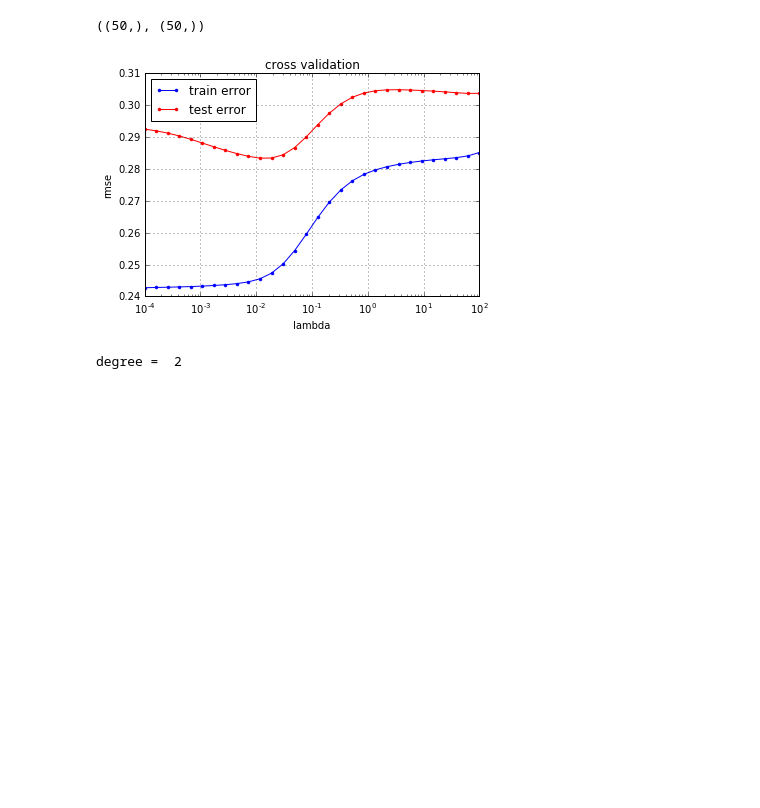
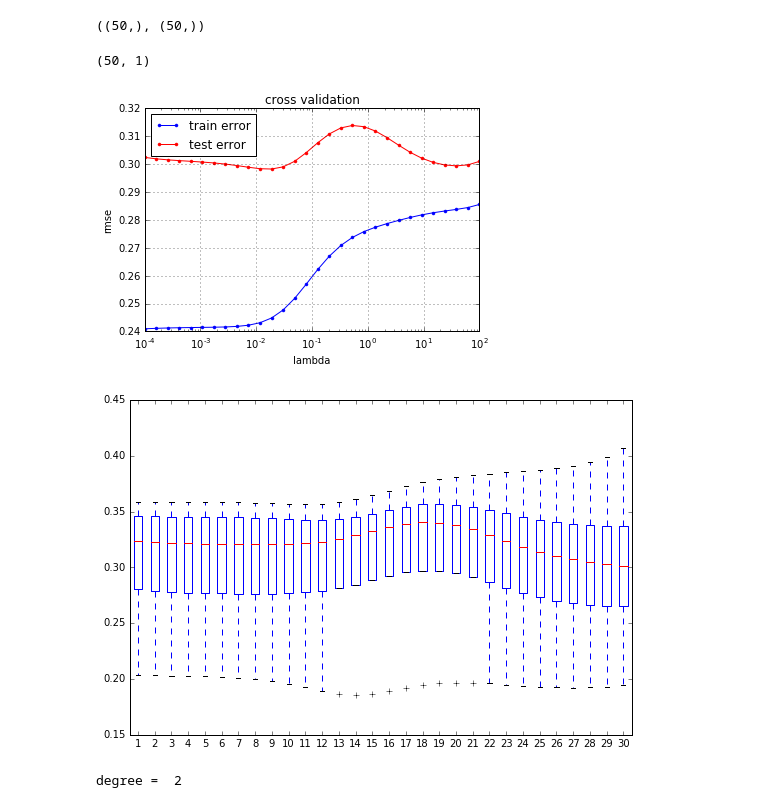
Before and after one commit to ThibaultUrien/ML_2016, a Jupyter notebook: template_lab_4/ex04.ipynb, the cells around one changed output. Drawn from its saved outputs; the diff is of its cells as text; code cells hidden in the pictures; blank space fills up the shorter version.

```diff
--- a/template_lab_4/ex04.ipynb
+++ b/template_lab_4/ex04.ipynb
@@ -18,6 +18,11 @@ x, y = load_data()
 y.shape, x.shape
 # %% [output]
 ((50,), (50,))
+# %%
+y=y.reshape(50,1)
+y.shape
+# %% [output]
+(50, 1)
 # %%
 def build_k_indices(y, k_fold, seed):
     """build k indices for k-fold."""
@@ -44,6 +49,7 @@ def cross_validation(y, x, k_indices, k, lambda_, degree):
     for i in k_indices:
 
         x_train, y_train = np.delete(x,i), np.delete(y,i)
+
         x_test, y_test = x[i], y[i]
 
         # ***************************************************
@@ -74,35 +80,53 @@ def cross_validation(y, x, k_indices, k, lambda_, degree):
     loss_tr = np.mean(train_err)
     loss_te = np.mean(test_err)
 
-    return loss_tr, loss_te
+    return loss_tr, loss_te, test_err
 # %%
 from plots import cross_validation_visualization
 
 def cross_validation_demo():
-    seed = 2000
+    seed = 1000
     degree = 7
     k_fold = 4
     lambdas = np.logspace(-4, 2, 30)
+
     # split data in k fold
     k_indices = build_k_indices(y, k_fold, seed)
+
     # define lists to store the loss of training data and test data
     rmse_tr = []
     rmse_te = []
+    rmse_var = []
     # ***************************************************
     # INSERT YOUR CODE HERE
     # cross validation: TODO
 
     for lambda_ in lambdas:
-        loss_tr, loss_te = cross_validation(y, x, k_indices, k_fold, lambda_, degree)
+        loss_tr, loss_te, rmses_test = cross_validation(y, x, k_indices, k_fold, lambda_, degree)
         rmse_tr.append(loss_tr)
         rmse_te.append(loss_te)
+        rmse_var.append(rmses_test)
 
     # ***************************************************
     cross_validation_visualization(lambdas, rmse_tr, rmse_te)
+    # Create a figure instance
+    fig = plt.figure(1, figsize=(9, 6))
+
+    # Create an axes instance
+    ax = fig.add_subplot(111)
+
+    # Create the boxplot
+    bp = ax.boxplot(rmse_var)
+
+    # Save the figure
+    #fig.savefig('fig1.png', bbox_inches='tight')
+
+
 
 cross_validation_demo()
 # %% [output]
-[figure, old version]
+[figure, new version]
+[figure, added]
 # %%
 def discuss_degree():
     seed = 1
```
Also changed, not shown: 3 other files.
